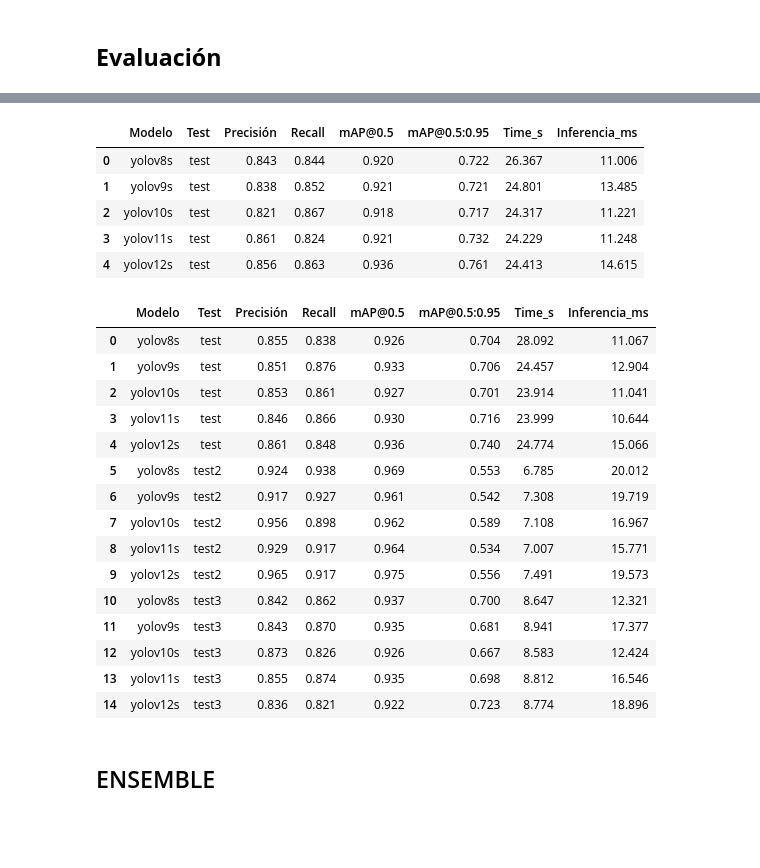
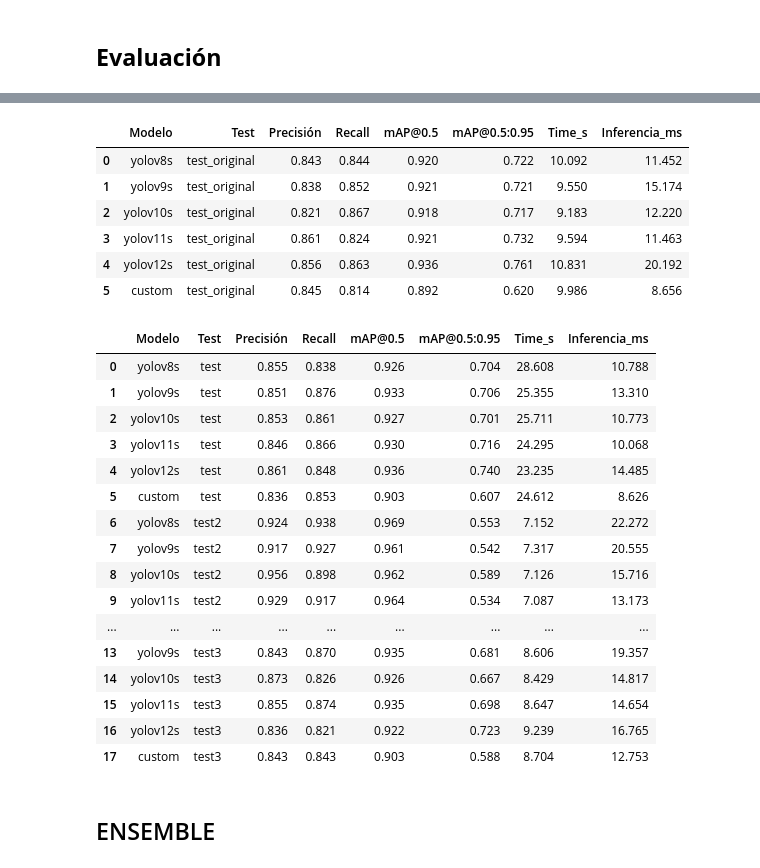
Before and after one commit to AigarciabFabero/TFM, a Jupyter notebook: 04.Codigo/YolovX.ipynb, the cells around one changed output, grey strips where cells are left out. Drawn from its saved outputs; the diff is of its cells as text; code cells hidden in the pictures; blank space fills up the shorter version.

Commit message:
Custom model OK

```diff
--- a/04.Codigo/YolovX.ipynb
+++ b/04.Codigo/YolovX.ipynb
@@ -229,7 +301,7 @@ plot_utils.create_and_save_individual_plot(dfs, plots_dir,'cls_loss', ['train/cl
 # %% [markdown]
 ## **Evaluación**
 # %%
-tests = ["test", "test2", "test3"]
+tests = ["test_original"]
 results = evaluation.evaluate_models(tests=tests)
 # %% [output]
 Ultralytics 8.3.177  Python-3.11.11 torch-2.6.0+cu126 CUDA:0 (NVIDIA GeForce RTX 3050 Laptop GPU, 4096MiB)
@@ -300,34 +344,36 @@ val: Fast image access  (ping: 0.10.0 ms, read: 38.810.7 MB/s, size: 282.4 KB)
 # %%
 # RESULTADOS CUANDO SE CARGARON LAS ANOTACIONES DE TEST ORIGINAL
 df = pd.DataFrame(results)
-display(df[df["Test"] == "test"])
+display(df[df["Test"] == "test_original"])
 # %% [output]
 |  | Modelo | Test | Precisión | Recall | mAP@0.5 | mAP@0.5:0.95 | Time_s | Inferencia_ms |
-| 0 | yolov8s | test | 0.843 | 0.844 | 0.920 | 0.722 | 26.367 | 11.006 |
-| 1 | yolov9s | test | 0.838 | 0.852 | 0.921 | 0.721 | 24.801 | 13.485 |
-| 2 | yolov10s | test | 0.821 | 0.867 | 0.918 | 0.717 | 24.317 | 11.221 |
-| 3 | yolov11s | test | 0.861 | 0.824 | 0.921 | 0.732 | 24.229 | 11.248 |
-| 4 | yolov12s | test | 0.856 | 0.863 | 0.936 | 0.761 | 24.413 | 14.615 |
+| 0 | yolov8s | test_original | 0.843 | 0.844 | 0.920 | 0.722 | 10.092 | 11.452 |
+| 1 | yolov9s | test_original | 0.838 | 0.852 | 0.921 | 0.721 | 9.550 | 15.174 |
+| 2 | yolov10s | test_original | 0.821 | 0.867 | 0.918 | 0.717 | 9.183 | 12.220 |
+| 3 | yolov11s | test_original | 0.861 | 0.824 | 0.921 | 0.732 | 9.594 | 11.463 |
+| 4 | yolov12s | test_original | 0.856 | 0.863 | 0.936 | 0.761 | 10.831 | 20.192 |
+| 5 | custom | test_original | 0.845 | 0.814 | 0.892 | 0.620 | 9.986 | 8.656 |
 # %%
 df = pd.DataFrame(results)
 display(df)
 # %% [output]
 |  | Modelo | Test | Precisión | Recall | mAP@0.5 | mAP@0.5:0.95 | Time_s | Inferencia_ms |
-| 0 | yolov8s | test | 0.855 | 0.838 | 0.926 | 0.704 | 28.092 | 11.067 |
-| 1 | yolov9s | test | 0.851 | 0.876 | 0.933 | 0.706 | 24.457 | 12.904 |
-| 2 | yolov10s | test | 0.853 | 0.861 | 0.927 | 0.701 | 23.914 | 11.041 |
-| 3 | yolov11s | test | 0.846 | 0.866 | 0.930 | 0.716 | 23.999 | 10.644 |
-| 4 | yolov12s | test | 0.861 | 0.848 | 0.936 | 0.740 | 24.774 | 15.066 |
-| 5 | yolov8s | test2 | 0.924 | 0.938 | 0.969 | 0.553 | 6.785 | 20.012 |
-| 6 | yolov9s | test2 | 0.917 | 0.927 | 0.961 | 0.542 | 7.308 | 19.719 |
-| 7 | yolov10s | test2 | 0.956 | 0.898 | 0.962 | 0.589 | 7.108 | 16.967 |
-| 8 | yolov11s | test2 | 0.929 | 0.917 | 0.964 | 0.534 | 7.007 | 15.771 |
-| 9 | yolov12s | test2 | 0.965 | 0.917 | 0.975 | 0.556 | 7.491 | 19.573 |
-| 10 | yolov8s | test3 | 0.842 | 0.862 | 0.937 | 0.700 | 8.647 | 12.321 |
-| 11 | yolov9s | test3 | 0.843 | 0.870 | 0.935 | 0.681 | 8.941 | 17.377 |
-| 12 | yolov10s | test3 | 0.873 | 0.826 | 0.926 | 0.667 | 8.583 | 12.424 |
-| 13 | yolov11s | test3 | 0.855 | 0.874 | 0.935 | 0.698 | 8.812 | 16.546 |
-| 14 | yolov12s | test3 | 0.836 | 0.821 | 0.922 | 0.723 | 8.774 | 18.896 |
+| 0 | yolov8s | test | 0.855 | 0.838 | 0.926 | 0.704 | 28.608 | 10.788 |
+| 1 | yolov9s | test | 0.851 | 0.876 | 0.933 | 0.706 | 25.355 | 13.310 |
+| 2 | yolov10s | test | 0.853 | 0.861 | 0.927 | 0.701 | 25.711 | 10.773 |
+| 3 | yolov11s | test | 0.846 | 0.866 | 0.930 | 0.716 | 24.295 | 10.068 |
+| 4 | yolov12s | test | 0.861 | 0.848 | 0.936 | 0.740 | 23.235 | 14.485 |
+| 5 | custom | test | 0.836 | 0.853 | 0.903 | 0.607 | 24.612 | 8.626 |
+| 6 | yolov8s | test2 | 0.924 | 0.938 | 0.969 | 0.553 | 7.152 | 22.272 |
+| 7 | yolov9s | test2 | 0.917 | 0.927 | 0.961 | 0.542 | 7.317 | 20.555 |
+| 8 | yolov10s | test2 | 0.956 | 0.898 | 0.962 | 0.589 | 7.126 | 15.716 |
+| 9 | yolov11s | test2 | 0.929 | 0.917 | 0.964 | 0.534 | 7.087 | 13.173 |
+| ... | ... | ... | ... | ... | ... | ... | ... | ... |
+| 13 | yolov9s | test3 | 0.843 | 0.870 | 0.935 | 0.681 | 8.606 | 19.357 |
+| 14 | yolov10s | test3 | 0.873 | 0.826 | 0.926 | 0.667 | 8.429 | 14.817 |
+| 15 | yolov11s | test3 | 0.855 | 0.874 | 0.935 | 0.698 | 8.647 | 14.654 |
+| 16 | yolov12s | test3 | 0.836 | 0.821 | 0.922 | 0.723 | 9.239 | 16.765 |
+| 17 | custom | test3 | 0.843 | 0.843 | 0.903 | 0.588 | 8.704 | 12.753 |
 # %% [markdown]
 ## ENSEMBLE
 # %%
```
Also changed, not shown: parts of 11 cells of this notebook, 10 other files.
